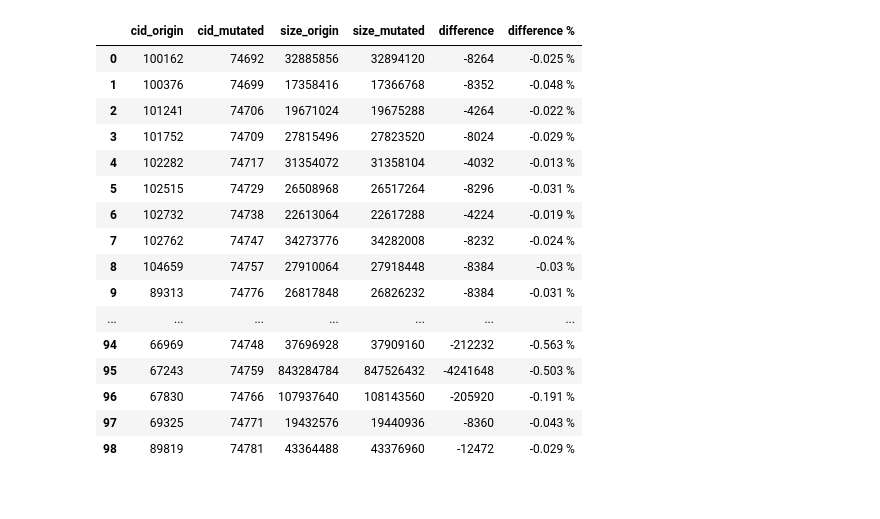
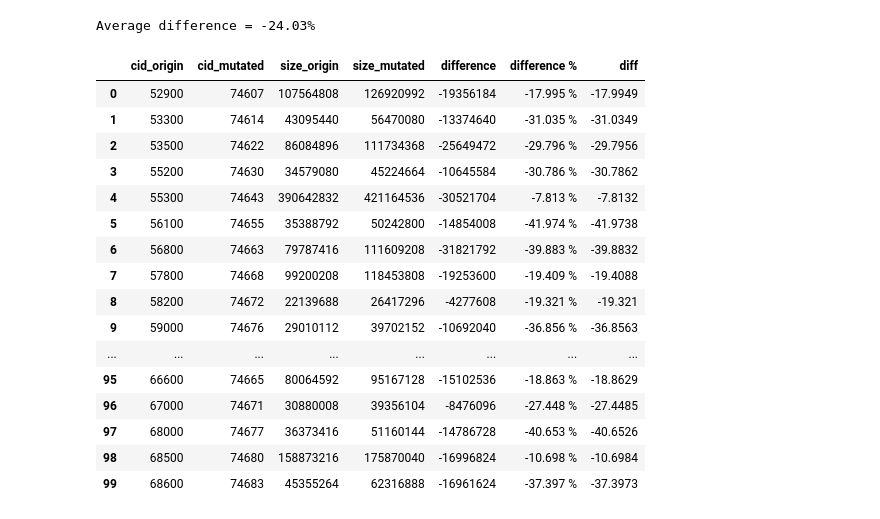
Before and after one commit to TuxML/misc, a Jupyter notebook: analysis/merge_dataframes.ipynb, the cells around one changed output. Cells and saved outputs as stored; diff of their text form; code cells hidden in the pictures.

```diff
--- a/analysis/merge_dataframes.ipynb
+++ b/analysis/merge_dataframes.ipynb
@@ -103,21 +39,26 @@ res.style.apply(highlight_col, axis=None)
-# %%
-res=stackprotector_strong
-res.style.apply(highlight_col, axis=None)
-# %% [output]
-|  | cid_origin | cid_mutated | size_origin | size_mutated | difference | difference % |
-| 0 | 100162 | 74692 | 32885856 | 32894120 | -8264 | -0.025 % |
-| 1 | 100376 | 74699 | 17358416 | 17366768 | -8352 | -0.048 % |
-| 2 | 101241 | 74706 | 19671024 | 19675288 | -4264 | -0.022 % |
-| 3 | 101752 | 74709 | 27815496 | 27823520 | -8024 | -0.029 % |
-| 4 | 102282 | 74717 | 31354072 | 31358104 | -4032 | -0.013 % |
-| 5 | 102515 | 74729 | 26508968 | 26517264 | -8296 | -0.031 % |
-| 6 | 102732 | 74738 | 22613064 | 22617288 | -4224 | -0.019 % |
-| 7 | 102762 | 74747 | 34273776 | 34282008 | -8232 | -0.024 % |
-| 8 | 104659 | 74757 | 27910064 | 27918448 | -8384 | -0.03 % |
-| 9 | 89313 | 74776 | 26817848 | 26826232 | -8384 | -0.031 % |
-| ... | ... | ... | ... | ... | ... | ... |
-| 94 | 66969 | 74748 | 37696928 | 37909160 | -212232 | -0.563 % |
-| 95 | 67243 | 74759 | 843284784 | 847526432 | -4241648 | -0.503 % |
-| 96 | 67830 | 74766 | 107937640 | 108143560 | -205920 | -0.191 % |
-| 97 | 69325 | 74771 | 19432576 | 19440936 | -8360 | -0.043 % |
-| 98 | 89819 | 74781 | 43364488 | 43376960 | -12472 | -0.029 % |
+# %%
+#KASAN_INLINE
+res=kasan_inline
+res=res.drop([20, 21, 36, 41, 51, 80, 92])
+res['diff']=res['difference'] / res['size_origin'] * 100
+print("Average difference = {}%".format(round(res['diff'].mean(), 2)))
+res.style.apply(highlight_col, axis=None)
+# %% [output]
+Average difference = -24.03%
+|  | cid_origin | cid_mutated | size_origin | size_mutated | difference | difference % | diff |
+| 0 | 52900 | 74607 | 107564808 | 126920992 | -19356184 | -17.995 % | -17.9949 |
+| 1 | 53300 | 74614 | 43095440 | 56470080 | -13374640 | -31.035 % | -31.0349 |
+| 2 | 53500 | 74622 | 86084896 | 111734368 | -25649472 | -29.796 % | -29.7956 |
+| 3 | 55200 | 74630 | 34579080 | 45224664 | -10645584 | -30.786 % | -30.7862 |
+| 4 | 55300 | 74643 | 390642832 | 421164536 | -30521704 | -7.813 % | -7.8132 |
+| 5 | 56100 | 74655 | 35388792 | 50242800 | -14854008 | -41.974 % | -41.9738 |
+| 6 | 56800 | 74663 | 79787416 | 111609208 | -31821792 | -39.883 % | -39.8832 |
+| 7 | 57800 | 74668 | 99200208 | 118453808 | -19253600 | -19.409 % | -19.4088 |
+| 8 | 58200 | 74672 | 22139688 | 26417296 | -4277608 | -19.321 % | -19.321 |
+| 9 | 59000 | 74676 | 29010112 | 39702152 | -10692040 | -36.856 % | -36.8563 |
+| ... | ... | ... | ... | ... | ... | ... | ... |
+| 95 | 66600 | 74665 | 80064592 | 95167128 | -15102536 | -18.863 % | -18.8629 |
+| 96 | 67000 | 74671 | 30880008 | 39356104 | -8476096 | -27.448 % | -27.4485 |
+| 97 | 68000 | 74677 | 36373416 | 51160144 | -14786728 | -40.653 % | -40.6526 |
+| 98 | 68500 | 74680 | 158873216 | 175870040 | -16996824 | -10.698 % | -10.6984 |
+| 99 | 68600 | 74683 | 45355264 | 62316888 | -16961624 | -37.397 % | -37.3973 |
```
Also changed, not shown: parts of 8 cells of this notebook.
